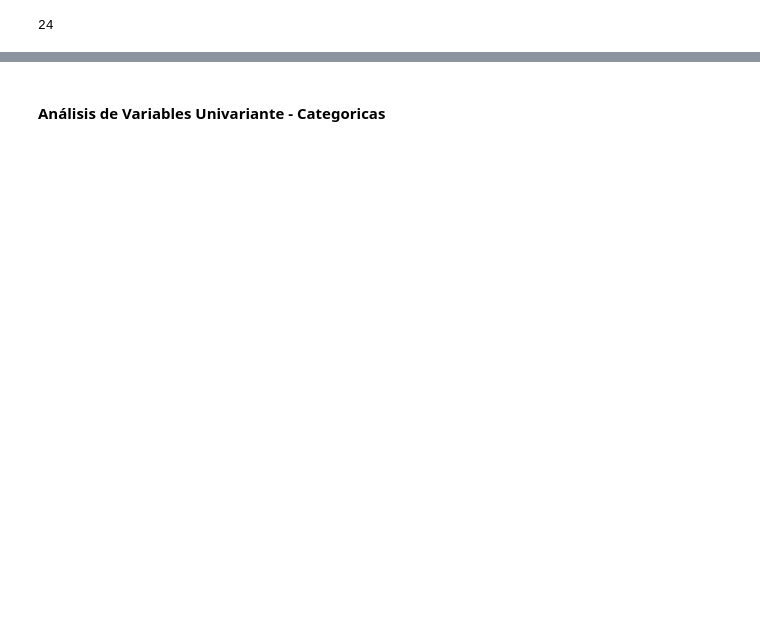
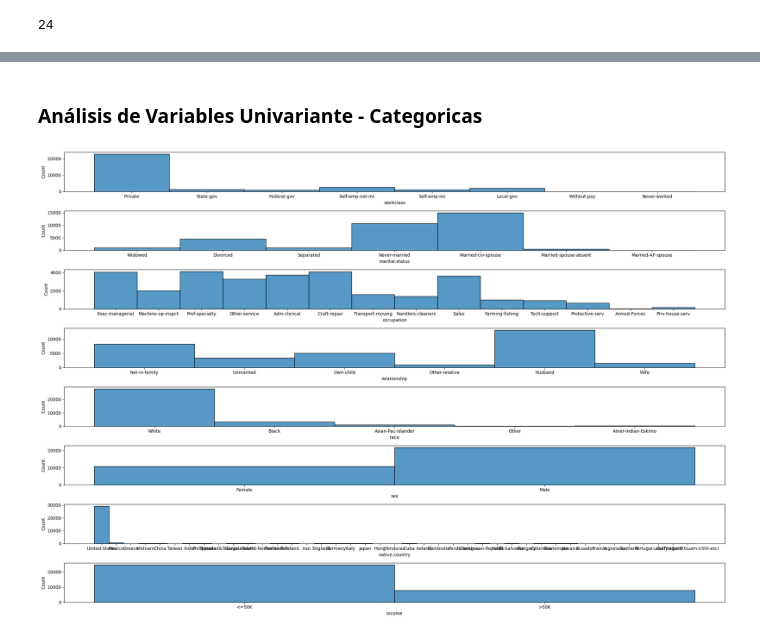
Before and after one commit to 4GeeksAcademy/pabloaznar-intro-ml, a Jupyter notebook: src/13-recommendation-systems.ipynb, the cells around one changed output, grey strips where cells are left out. Cells and saved outputs as stored; diff of their text form; code cells hidden in the pictures; blank space fills up the shorter version.

```diff
--- a/src/13-recommendation-systems.ipynb
+++ b/src/13-recommendation-systems.ipynb
@@ -162,2 +204,17 @@ array([[<Axes: title={'center': 'age'}>,
 # %% [markdown]
-#### Análisis de Variables Univariante - Categoricas
+### Análisis de Variables Univariante - Categoricas
+# %%
+fig, axis = plt.subplots(8, 1, figsize=(22, 15))
+
+sns.histplot(ax=axis[0], data=df, x='workclass')
+sns.histplot(ax=axis[1], data=df, x='marital.status')
+sns.histplot(ax=axis[2], data=df, x='occupation')
+sns.histplot(ax=axis[3], data=df, x='relationship')
+sns.histplot(ax=axis[4], data=df, x='race')
+sns.histplot(ax=axis[5], data=df, x='sex')
+sns.histplot(ax=axis[6], data=df, x='native.country')
+sns.histplot(ax=axis[7], data=df, x='income')
+
+plt.tight_layout()
+# %% [output]
+[figure, added]
```
Also changed, not shown: parts of 42 cells of this notebook, 1 other file.
